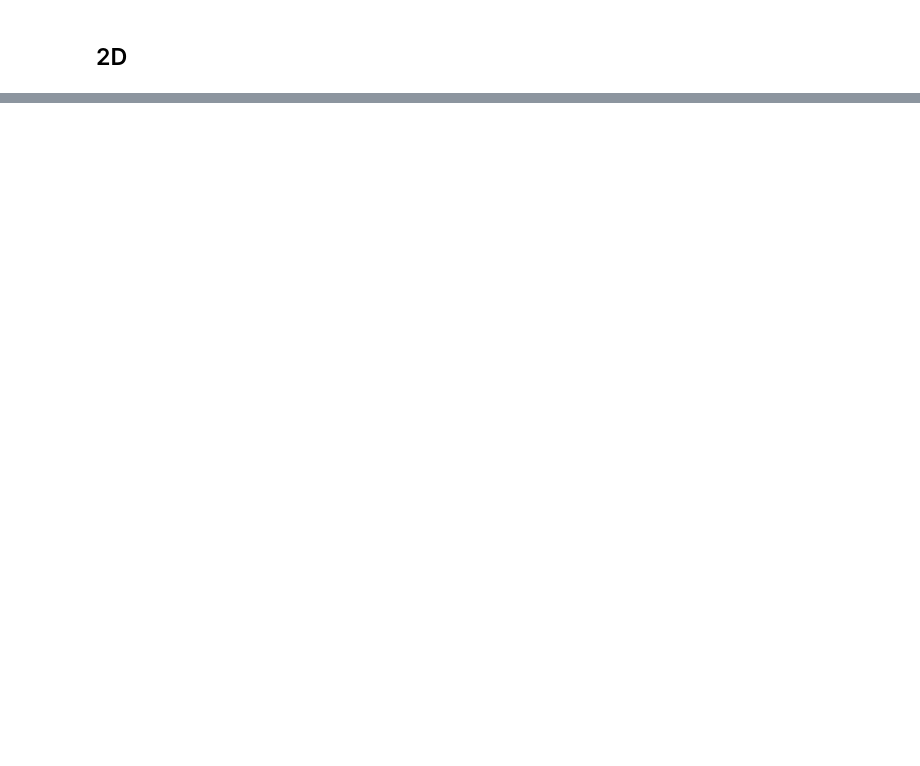
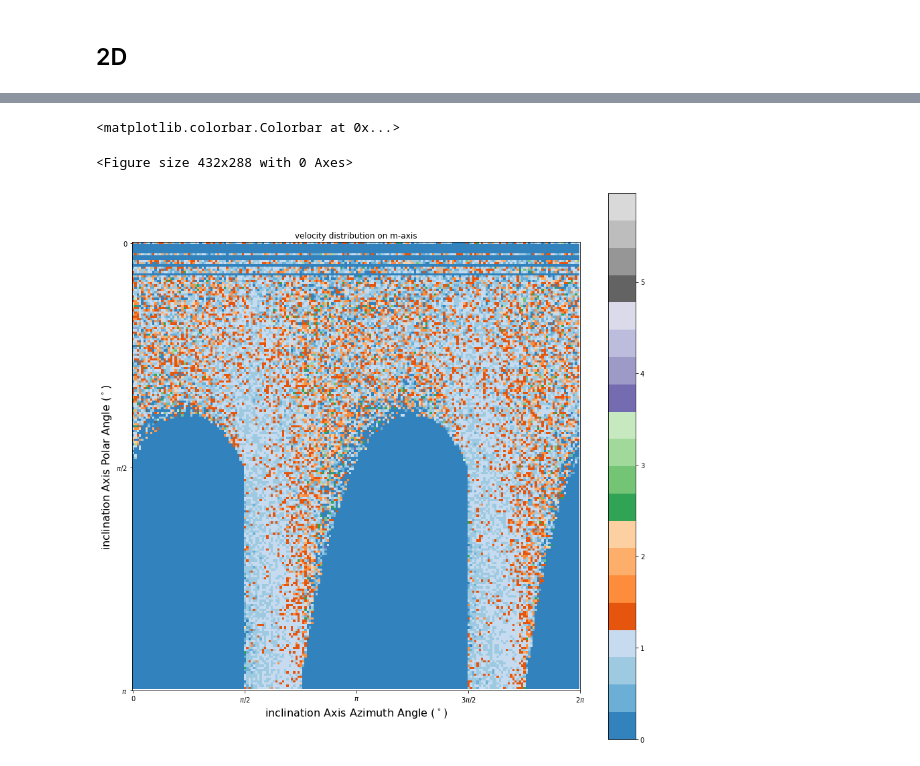
Before and after one commit to Linwitness/VECTOR, a Jupyter notebook: examples/GB_velocity/GB_velocity_inclination.ipynb, the cells around one changed output, grey strips where cells are left out. Cells and saved outputs as stored; diff of their text form; code cells hidden in the pictures; blank space fills up the shorter version.

```diff
--- a/examples/GB_velocity/GB_velocity_inclination.ipynb
+++ b/examples/GB_velocity/GB_velocity_inclination.ipynb
@@ -31,9 +48,9 @@ if __name__ == '__main__':
     data_file_folder = "/blue/michael.tonks/lin.yang/VECTOR_data/"
     npy_file_folder = "/blue/michael.tonks/lin.yang/SPPARKS-VirtualIncEnergy/2d_poly_fully/results/"
     # npy_file_folder = "/blue/michael.tonks/lin.yang/SPPARKS-VirtualIncEnergy/2d_poly_wellEnergy/results/"
-    case_name = "20k"
+    case_name = "20k_fully"
     init_file_name = f"Case4.init"
-    npy_file_name_aniso = f"p_aveE_fzab_fully5d_20k_J1_f1.0_t1.0_refer_1_0_0_seed56689_kt0.66.npy"
+    npy_file_name_aniso = f"p_aveE_fz_fully5d_20k_J1_f1.0_t1.0_refer_1_0_0_seed56689_kt0.66.npy"
     # npy_file_name_aniso = f"p_aveE_20000_Cos_delta0.0_J1_refer_1_0_0_seed56689_kt0.66.npy"
 
     # Initial data
@@ -42,3 +59,7 @@ if __name__ == '__main__':
     print(f"The {case_name} data size is: {npy_file_aniso.shape}")
     print("READING DATA DONE")
     step_num, size_x, size_y, size_z = npy_file_aniso.shape
+
+    data_miso_dict_file_name = f"GB_velocity_data/2D_miso_dict_data_MI_{case_name}.npz"
+    miso_dict = np.load(data_file_folder+data_miso_dict_file_name,allow_pickle=True)["miso_dict"].item()
+    print("miso_dict DATA DONE")
@@ -44,0 +258,52 @@ if __name__ == '__main__':
+# %%
+    # All in 1 figrue
+    inclination_axis_1Dlist_remove_0step = []
+    velocity_1Dlist_remove_0step = []
+    for i in range(1,len(GB_list_velocity_list)):
+        inclination_axis_1Dlist_remove_0step.extend(GB_list_inclination_list[i])
+        velocity_1Dlist_remove_0step.extend(GB_list_velocity_list[i])
+
+
+    bin_num = 200
+    inclination_axis_matrix = np.zeros((bin_num,bin_num))
+    velocity_bin = np.zeros((bin_num,bin_num))
+
+    for i in range(len(inclination_axis_1Dlist_remove_0step)):
+
+        i_polar_angle,i_azimuth_angle = inclination_axis_1Dlist_remove_0step[i]
+        # Make sure inclination polar angle is between [0, pi/2] and calculate the distribution
+        if i_polar_angle > np.pi/2: i_polar_angle = np.pi - i_polar_angle
+        inclination_polar_angle_index = int(i_polar_angle//(np.pi/bin_num/2)) # get polar angle index to check the angle distribution
+        # Calculate the azimuth angle distribution
+        if i_azimuth_angle < 0 or i_azimuth_angle > 2*np.pi: print("The inclinaiton azimuth angle is wrong, please double check.")
+        inclination_azimuth_angle_index = int(i_azimuth_angle//(2*np.pi/bin_num)) # get azimuth angle index to check the angle distribution
+        # Calculate num distribution and velocity distribution
+        x_index = inclination_polar_angle_index
+        y_index = inclination_azimuth_angle_index
+        if inclination_polar_angle_index == bin_num: x_index = x_index - 1
+        if inclination_azimuth_angle_index == bin_num: y_index = y_index - 1
+        inclination_axis_matrix[x_index, y_index] += 1 # num distribution matrix
+        velocity_bin[x_index,y_index] += velocity_1Dlist_remove_0step[i]
+
+    for i in range(bin_num):
+        for j in range(bin_num):
+            if inclination_axis_matrix[i,j]>0: velocity_bin[i,j] = velocity_bin[i,j]/inclination_axis_matrix[i,j]
+
+
+    # plot matrix figure for inclination axis distribution
+    X, Y = np.meshgrid(np.arange(bin_num),np.arange(bin_num))
+    plt.figure()
+    fig = plt.figure(figsize=(15, 15))
+    plt.imshow(velocity_bin,cmap='tab20c')#,vmin=0,vmax=np.max(inclination_axis_matrix_norm_list))
+    # plt.contourf(X, Y, velocity_bin, 5,cmap='viridis_r')
+    plt.xlabel(r"inclination Axis Azimuth Angle ($^\circ$)", fontsize=16)
+    plt.ylabel(r"inclination Axis Polar Angle ($^\circ$)", fontsize=16)
+    plt.xticks(np.linspace(0,bin_num,5), ['0',r'$\pi/2$',r'$\pi$',r'3$\pi$/2',r'2$\pi$'])
+    plt.yticks(np.linspace(0,bin_num,3), ['0',r'$\pi/2$',r'$\pi$'])
+    plt.title(f"velocity distribution on m-axis")
+    # plt.axis("off")
+    plt.colorbar()
+# %% [output]
+<matplotlib.colorbar.Colorbar at 0x...>
+<Figure size 432x288 with 0 Axes>
+[figure, added]
```
Also changed, not shown: parts of 5 cells of this notebook, 44 other files.
